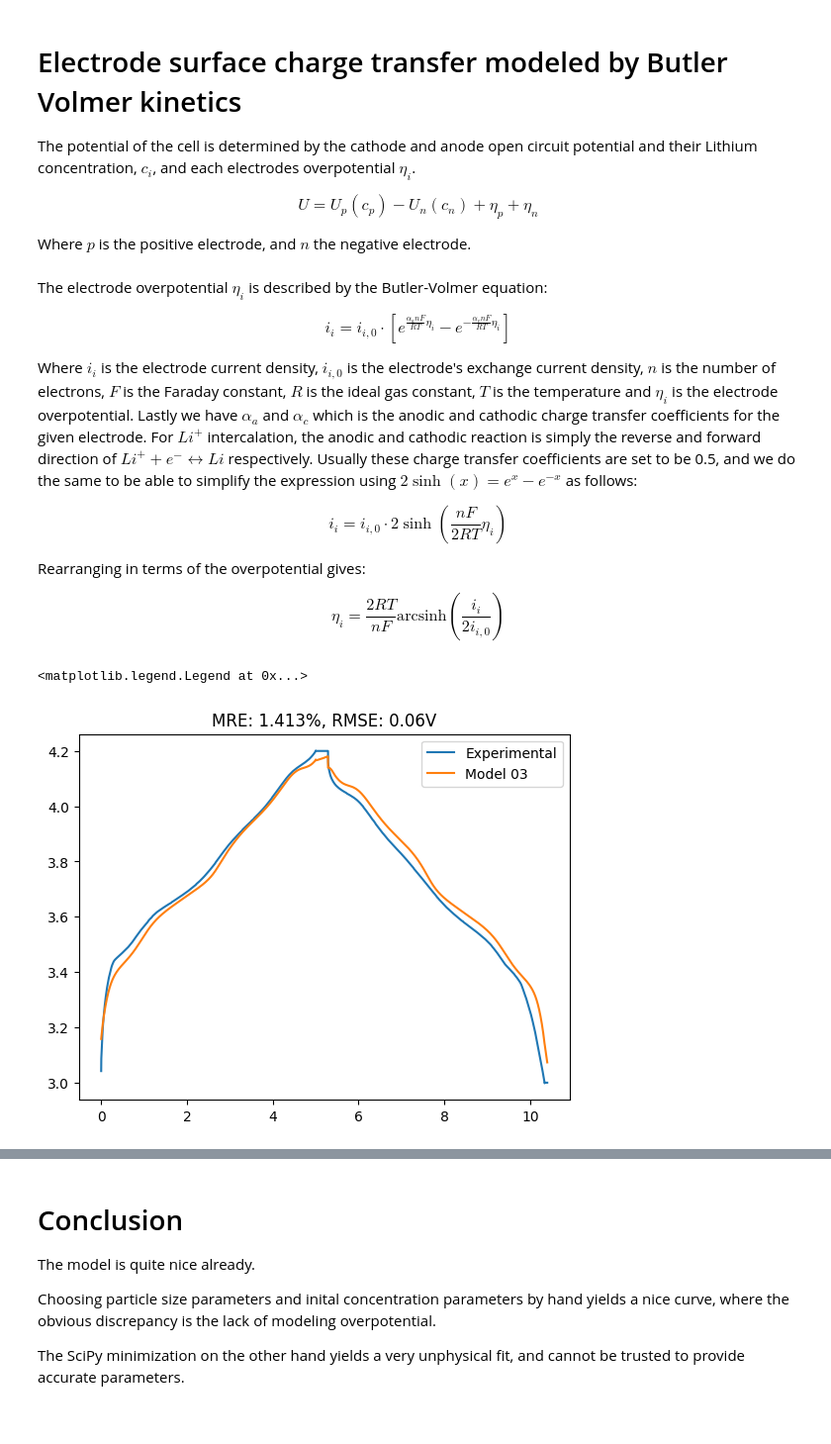
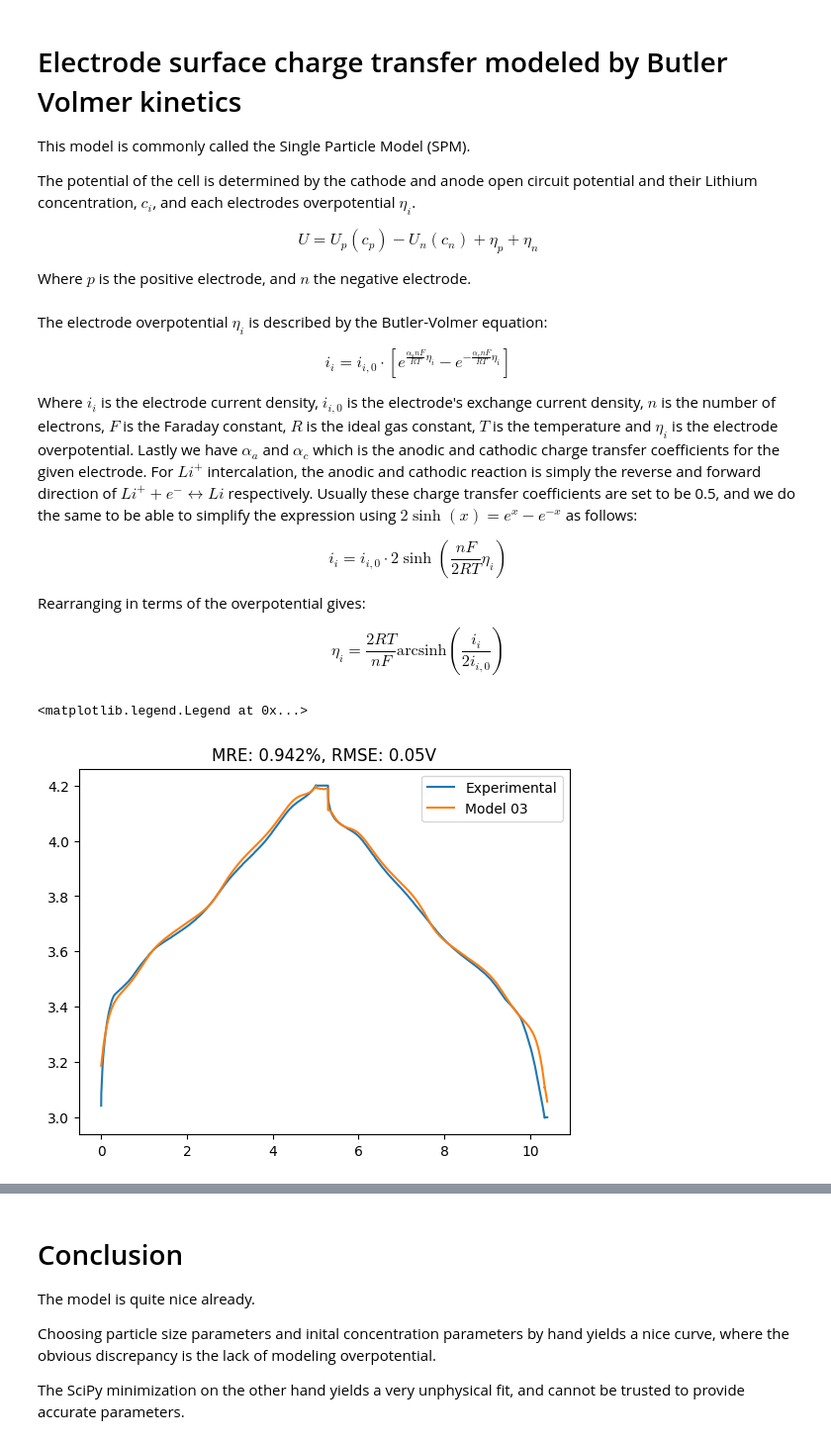
Before and after one commit to amundmr/pxd-ground-up, a Jupyter notebook: 03_Butler-volmer.ipynb, the cells around one changed output, grey strips where cells are left out. Shown at 99% size. Saved outputs shown, nothing was run; the diff lists cells and outputs as text; code cells hidden in the pictures.

```diff
--- a/03_Butler-volmer.ipynb
+++ b/03_Butler-volmer.ipynb
@@ -1,5 +1,7 @@
 # %% [markdown]
 # Electrode surface charge transfer modeled by Butler Volmer kinetics
+
+This model is commonly called the Single Particle Model (SPM).
 
 The potential of the cell is determined by the cathode and anode open circuit potential and their Lithium concentration, $c_i$, and each electrodes overpotential $\eta_i$.
 
@@ -157,31 +159,31 @@ class Model():
 # %%
 # Comparing model to reference cell at BoL
 exp = np.genfromtxt('MJ1_01_01_C5.csv', delimiter=",", skip_header=1).T
 exp[1] = exp[1]-exp[1][0]   # Convert UNIX Epoch to experiment time
 unique_idx = np.unique(exp[1], return_index=True)[1] # Time is only second-resolved, so remove any time-duplicates
 exp_t, exp_u, exp_i = exp[1:4, unique_idx] # Pick only the interesting columns, and then only the unique rows
 
 def mean_relative_error(actual, predicted):
     return np.mean(np.abs(actual - predicted) / predicted)
 def root_mean_square_error(actual, predicted):
     return np.sqrt(np.mean((actual - predicted) ** 2))
 
 p = ParameterSet()
 c = CurrentFunction(exp_t, exp_i)
-p.r_n, p.r_p, p.c_init_n, p.c_init_p, p.i0_n, p.i0_p = [0.02009/2*1, 0.01778/2*1.05, 750, 48000, 1, 1]
+p.r_n, p.r_p, p.c_init_n, p.c_init_p, p.i0_n, p.i0_p = [0.02009/2*1, 0.01778/2*1.05, 750, 48000, 0.7, 0.4]
 m = Model(p, c)
 
 t, U = m.solve(t_eval=exp_t)
 
 print()
 
 plt.plot(exp_t/3600, exp_u, label="Experimental")
 plt.plot(t/3600, U, label = "Model 03")
 plt.title(f"MRE: {mean_relative_error(U, exp_u):.3%}, RMSE: {root_mean_square_error(U, exp_u):.2f}V")
 plt.legend()
 # %% [output]
 <matplotlib.legend.Legend at 0x...>
-[figure, old version]
+[figure, new version]
 # %%
 # Refine parameters using SciPy minimize.
 from scipy.optimize import minimize
```
Also changed, not shown: parts of 1 cell of this notebook, 3 other files.
